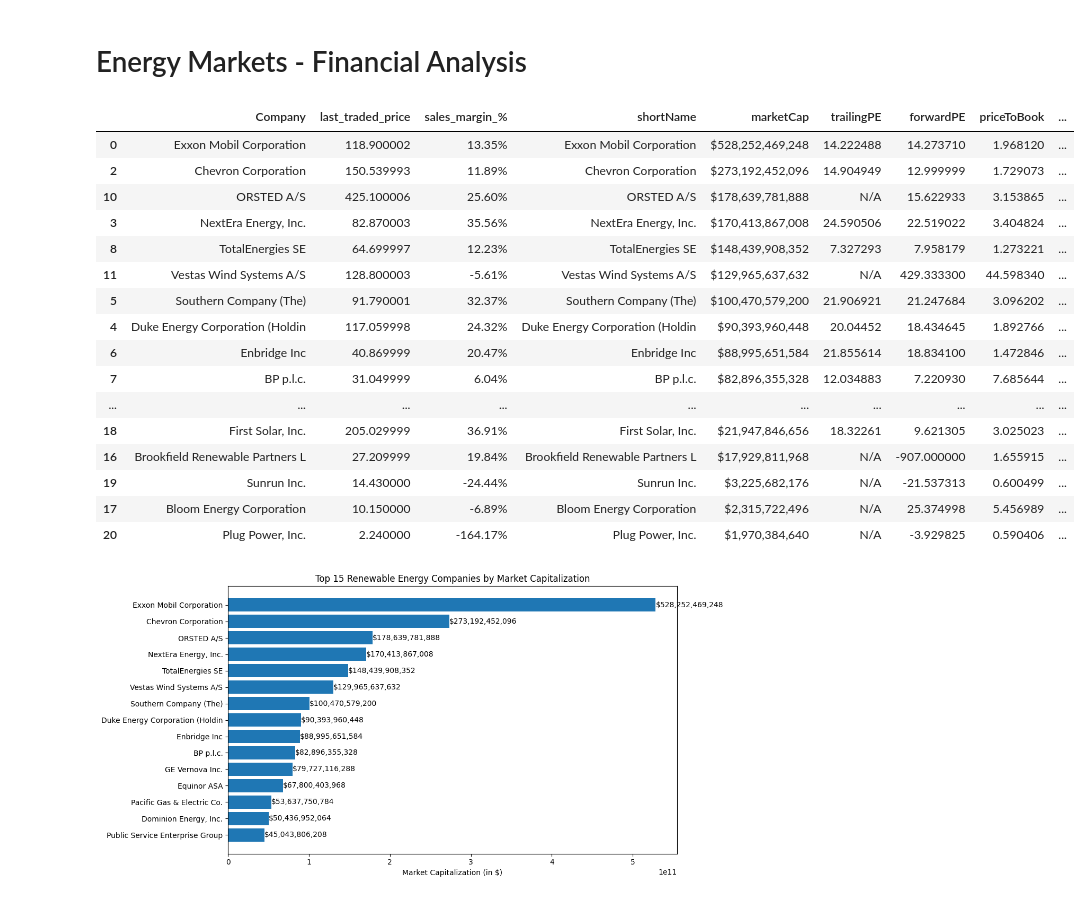
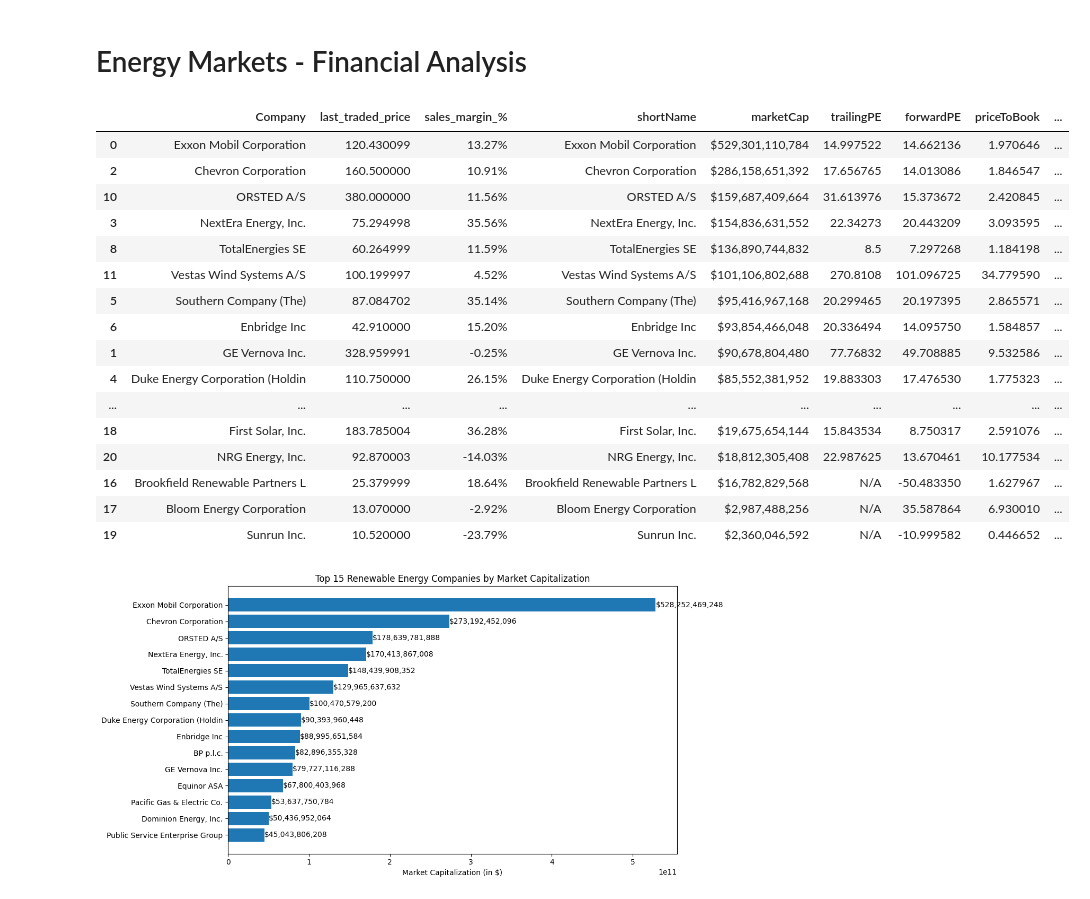
Before and after one commit to Vivekanand-R/Industry-Outlook, a Jupyter notebook: Energy Sectors.ipynb, the cells around one changed output. Saved outputs shown, nothing was run; the diff lists cells and outputs as text; code cells hidden in the pictures.

```diff
--- a/Energy Sectors.ipynb
+++ b/Energy Sectors.ipynb
@@ -27,7 +27,7 @@ companies = [
     'BE',   # Bloom Energy
     'FSLR', # First Solar
     'RUN',  # Sunrun Inc
-    'PLUG'  # Plug Power
+    'NRG'
 ]
 
 # Define the metrics we want to collect
@@ -57,49 +57,49 @@ for ticker in companies:
         # Calculate sales margin % (operating margin * 100)
         row['sales_margin_%'] = f"{info.get('operatingMargins', 0) * 100:.2f}%" if info.get('operatingMargins') else 'N/A'
 
         # Append the row to the DataFrame using pd.concat, ensuring the row is not empty
         if any(value != 'N/A' for value in row.values()):  # Check if at least one value is not 'N/A'
             financial_data = pd.concat([financial_data, pd.DataFrame([row])], ignore_index=True)
 
         # Delay to avoid rate-limiting issues
         time.sleep(2)  # 2 seconds delay between requests
 
     except Exception as e:
         print(f"Error retrieving data for {ticker}: {e}")
 
 # Convert marketCap to numeric values and handle missing data
 financial_data['marketCap'] = pd.to_numeric(financial_data['marketCap'], errors='coerce')
 
 # Sort the DataFrame by marketCap in descending order
 financial_data = financial_data.sort_values(by='marketCap', ascending=False)
 
 # Format marketCap as currency (e.g., $100B)
 financial_data['marketCap'] = financial_data['marketCap'].apply(lambda x: f"${x:,.0f}" if pd.notna(x) else 'N/A')
 
 # Display the sorted and formatted DataFrame
 pd.set_option('display.max_columns', None)  # Display all columns in the DataFrame
 display(financial_data)
 
 # Optional: Save the DataFrame to a CSV file
 #financial_data.to_csv('top_33_healthcare_companies_sorted_financials.csv', index=False)
 # %% [output]
 |  | Company | last_traded_price | sales_margin_% | shortName | marketCap | trailingPE | forwardPE | priceToBook | ... |
-| 0 | Exxon Mobil Corporation | 118.900002 | 13.35% | Exxon Mobil Corporation | $528,252,469,248 | 14.222488 | 14.273710 | 1.968120 | ... |
-| 2 | Chevron Corporation | 150.539993 | 11.89% | Chevron Corporation | $273,192,452,096 | 14.904949 | 12.999999 | 1.729073 | ... |
-| 10 | ORSTED A/S | 425.100006 | 25.60% | ORSTED A/S | $178,639,781,888 | N/A | 15.622933 | 3.153865 | ... |
-| 3 | NextEra Energy, Inc. | 82.870003 | 35.56% | NextEra Energy, Inc. | $170,413,867,008 | 24.590506 | 22.519022 | 3.404824 | ... |
-| 8 | TotalEnergies SE | 64.699997 | 12.23% | TotalEnergies SE | $148,439,908,352 | 7.327293 | 7.958179 | 1.273221 | ... |
-| 11 | Vestas Wind Systems A/S | 128.800003 | -5.61% | Vestas Wind Systems A/S | $129,965,637,632 | N/A | 429.333300 | 44.598340 | ... |
-| 5 | Southern Company (The) | 91.790001 | 32.37% | Southern Company (The) | $100,470,579,200 | 21.906921 | 21.247684 | 3.096202 | ... |
-| 4 | Duke Energy Corporation (Holdin | 117.059998 | 24.32% | Duke Energy Corporation (Holdin | $90,393,960,448 | 20.04452 | 18.434645 | 1.892766 | ... |
-| 6 | Enbridge Inc | 40.869999 | 20.47% | Enbridge Inc | $88,995,651,584 | 21.855614 | 18.834100 | 1.472846 | ... |
-| 7 | BP p.l.c. | 31.049999 | 6.04% | BP p.l.c. | $82,896,355,328 | 12.034883 | 7.220930 | 7.685644 | ... |
+| 0 | Exxon Mobil Corporation | 120.430099 | 13.27% | Exxon Mobil Corporation | $529,301,110,784 | 14.997522 | 14.662136 | 1.970646 | ... |
+| 2 | Chevron Corporation | 160.500000 | 10.91% | Chevron Corporation | $286,158,651,392 | 17.656765 | 14.013086 | 1.846547 | ... |
+| 10 | ORSTED A/S | 380.000000 | 11.56% | ORSTED A/S | $159,687,409,664 | 31.613976 | 15.373672 | 2.420845 | ... |
+| 3 | NextEra Energy, Inc. | 75.294998 | 35.56% | NextEra Energy, Inc. | $154,836,631,552 | 22.34273 | 20.443209 | 3.093595 | ... |
+| 8 | TotalEnergies SE | 60.264999 | 11.59% | TotalEnergies SE | $136,890,744,832 | 8.5 | 7.297268 | 1.184198 | ... |
+| 11 | Vestas Wind Systems A/S | 100.199997 | 4.52% | Vestas Wind Systems A/S | $101,106,802,688 | 270.8108 | 101.096725 | 34.779590 | ... |
+| 5 | Southern Company (The) | 87.084702 | 35.14% | Southern Company (The) | $95,416,967,168 | 20.299465 | 20.197395 | 2.865571 | ... |
+| 6 | Enbridge Inc | 42.910000 | 15.20% | Enbridge Inc | $93,854,466,048 | 20.336494 | 14.095750 | 1.584857 | ... |
+| 1 | GE Vernova Inc. | 328.959991 | -0.25% | GE Vernova Inc. | $90,678,804,480 | 77.76832 | 49.708885 | 9.532586 | ... |
+| 4 | Duke Energy Corporation (Holdin | 110.750000 | 26.15% | Duke Energy Corporation (Holdin | $85,552,381,952 | 19.883303 | 17.476530 | 1.775323 | ... |
 | ... | ... | ... | ... | ... | ... | ... | ... | ... | ... |
-| 18 | First Solar, Inc. | 205.029999 | 36.91% | First Solar, Inc. | $21,947,846,656 | 18.32261 | 9.621305 | 3.025023 | ... |
-| 16 | Brookfield Renewable Partners L | 27.209999 | 19.84% | Brookfield Renewable Partners L | $17,929,811,968 | N/A | -907.000000 | 1.655915 | ... |
-| 19 | Sunrun Inc. | 14.430000 | -24.44% | Sunrun Inc. | $3,225,682,176 | N/A | -21.537313 | 0.600499 | ... |
-| 17 | Bloom Energy Corporation | 10.150000 | -6.89% | Bloom Energy Corporation | $2,315,722,496 | N/A | 25.374998 | 5.456989 | ... |
-| 20 | Plug Power, Inc. | 2.240000 | -164.17% | Plug Power, Inc. | $1,970,384,640 | N/A | -3.929825 | 0.590406 | ... |
+| 18 | First Solar, Inc. | 183.785004 | 36.28% | First Solar, Inc. | $19,675,654,144 | 15.843534 | 8.750317 | 2.591076 | ... |
+| 20 | NRG Energy, Inc. | 92.870003 | -14.03% | NRG Energy, Inc. | $18,812,305,408 | 22.987625 | 13.670461 | 10.177534 | ... |
+| 16 | Brookfield Renewable Partners L | 25.379999 | 18.64% | Brookfield Renewable Partners L | $16,782,829,568 | N/A | -50.483350 | 1.627967 | ... |
+| 17 | Bloom Energy Corporation | 13.070000 | -2.92% | Bloom Energy Corporation | $2,987,488,256 | N/A | 35.587864 | 6.930010 | ... |
+| 19 | Sunrun Inc. | 10.520000 | -23.79% | Sunrun Inc. | $2,360,046,592 | N/A | -10.999582 | 0.446652 | ... |
 # %%
 import matplotlib.pyplot as plt
 
```
Also changed, not shown: parts of 2 cells of this notebook.
